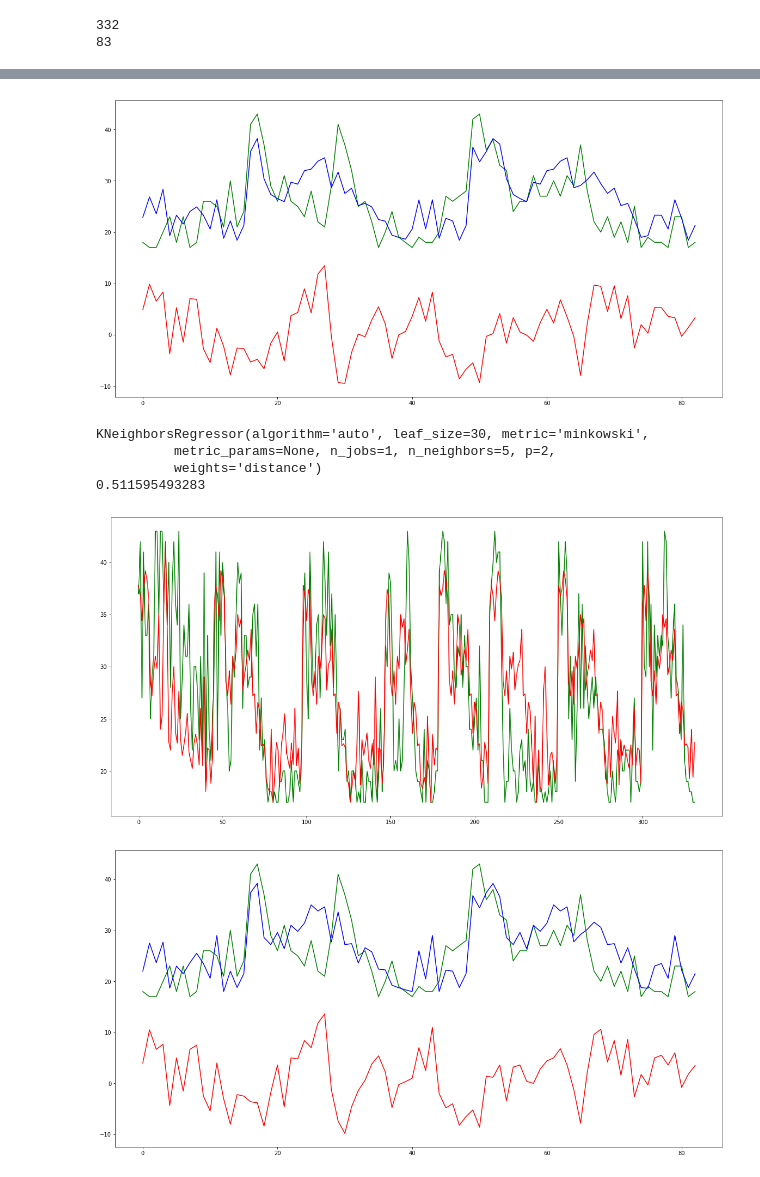
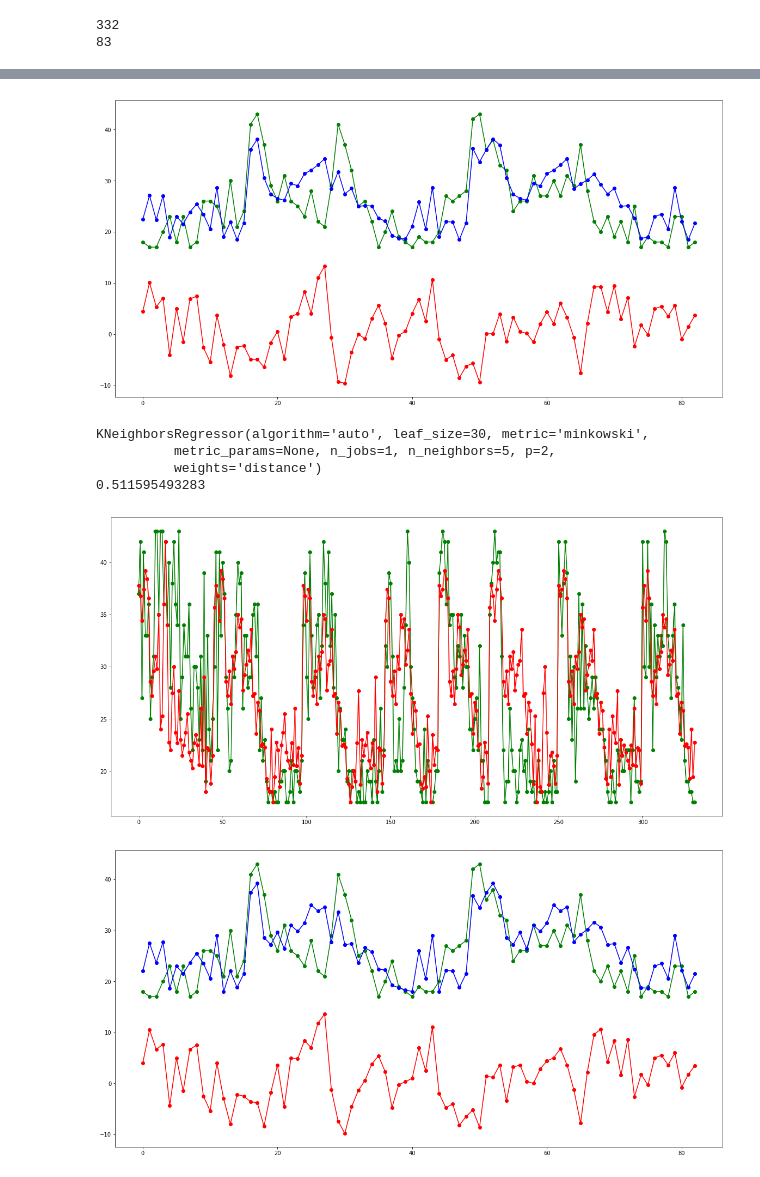
Before and after one commit to hari-allamraju/sg-taxidata, a Jupyter notebook: notebooks/Methodical study.ipynb, the cells around one changed output, grey strips where cells are left out. Cells and saved outputs as stored; diff of their text form; code cells hidden in the pictures.

```diff
--- a/notebooks/Methodical study.ipynb
+++ b/notebooks/Methodical study.ipynb
@@ -30,13 +55,5 @@ The autoreload extension is already loaded. To reload it, use:
 # %%
-holidays=['20170626']
-def peak(h,m,w):
-    return 1 if ((w==1 and (h>=6 and (h <=9 and m<30)) or (h >= 18))) else 0
-
-def weekday(d):
-    dt=datetime.strptime(d,"%Y%m%d")
-    return 1 if datetime.isoweekday(dt)<6 else 0
-
-df=taxis.get_df_all_taxi_data(DBNAME,LAT,LON)
+df=taxis.get_df_all_taxi_data_loc(DBNAME,LAT,LON)
 df['Hour']=df.apply(lambda r:int(r['Time'][:2]),axis=1)
 df['Minute']=df.apply(lambda r:int(r['Time'][2:]),axis=1)
 df['Weekday']=df.apply(lambda r: weekday(r['Date']),axis=1)
@@ -110,41 +175,41 @@ yt=np.array(testing['TaxiCount'].tolist()).reshape(-1,1)
 P=rf.predict(Xt)
 e=[x-y for x,y in zip(P,yt)]
 
-plt.plot(yt,color='g')
-plt.plot(P,color='b')
-plt.plot(e,color='r')
+plt.plot(yt,'-go')
+plt.plot(P,'-bo')
+plt.plot(e,'-ro')
 plt.show()
 # %% [output]
-[figure, old version]
+[figure, new version]
 # %%
 X=training.drop(['TaxiCount'],axis=1).as_matrix()
 y=np.array(training['TaxiCount'].tolist()).reshape(-1,1)
 
 kn=KNeighborsRegressor(weights='distance').fit(X,y)
 
 print kn
 
 print kn.score(X,y)
 
 
-plt.plot(y,color='g')
-plt.plot(kn.predict(X),color='r')
+plt.plot(y,'-go')
+plt.plot(kn.predict(X),'-ro')
 plt.show()
 # %% [output]
 KNeighborsRegressor(algorithm='auto', leaf_size=30, metric='minkowski',
           metric_params=None, n_jobs=1, n_neighbors=5, p=2,
           weights='distance')
 0.511595493283
-[figure, old version]
+[figure, new version]
 # %%
 Xt=testing.drop(['TaxiCount'],axis=1).as_matrix()
 yt=np.array(testing['TaxiCount'].tolist()).reshape(-1,1)
 P=kn.predict(Xt)
 e=[x-y for x,y in zip(P,yt)]
 
-plt.plot(yt,color='g')
-plt.plot(P,color='b')
-plt.plot(e,color='r')
+plt.plot(yt,'-go')
+plt.plot(P,'-bo')
+plt.plot(e,'-ro')
 plt.show()
 # %% [output]
-[figure, old version]
+[figure, new version]
```
Also changed, not shown: parts of 7 cells of this notebook, 6 other files.
